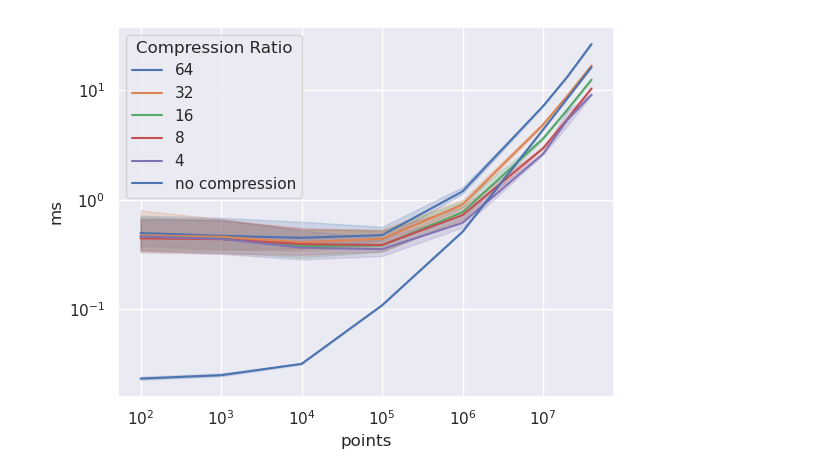
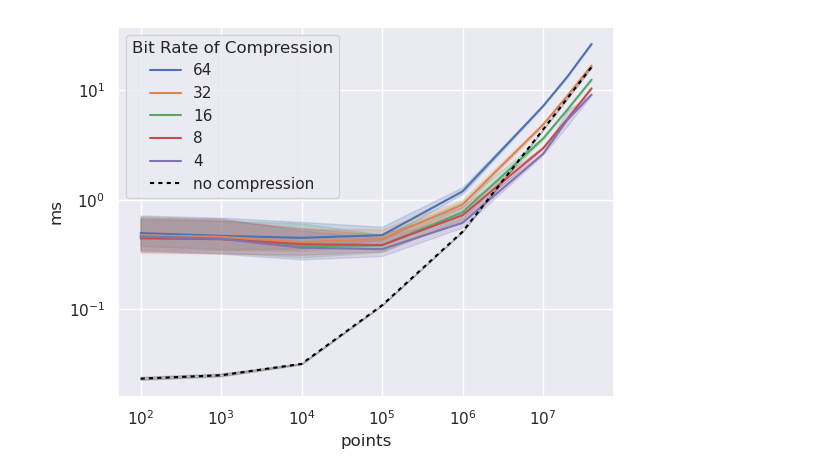
Before and after one commit to juntyr/lorenz96-compress, a Jupyter notebook: perf/compressed_vs_direct_transfer.ipynb, the cells around one changed output. Saved outputs shown, nothing was run; the diff lists cells and outputs as text; code cells hidden in the pictures.

```diff
--- a/perf/compressed_vs_direct_transfer.ipynb
+++ b/perf/compressed_vs_direct_transfer.ipynb
@@ -8,6 +8,9 @@ import matplotlib.pyplot as plt
 sns.set_theme(style="darkgrid")
 # %%
 frame = pd.DataFrame(columns=["points","rate","typ","ms"])
+
+frame_compress = pd.DataFrame(columns=["points","rate","typ","ms"])
+
 
 for file in os.listdir("performance"):
     if not file.startswith("performance"):
@@ -18,15 +21,39 @@ for file in os.listdir("performance"):
         for line in f.readlines():
             if line.startswith("compress"):
                 comp_time = float(line.split(" ")[2])
+                frame_compress = pd.concat(
+                    [frame_compress
+                    ,pd.DataFrame(data=[
+                        {'points':int(point),
+                         'rate':rate,
+                         'typ':'compression',
+                         'ms':float(line.split(" ")[2])}])],
+                    ignore_index=True)
                 continue
             if line.startswith("transfer_compress"):
                 comp_time += float(line.split(" ")[2])
+                frame_compress = pd.concat(
+                    [frame_compress
+                    ,pd.DataFrame(data=[
+                        {'points':int(point),
+                         'rate':rate,
+                         'typ':'compressed transfer',
+                         'ms':float(line.split(" ")[2])}])],
+                    ignore_index=True)
                 continue
             if line.startswith("decompress"):
+                frame = pd.concat([frame,pd.DataFrame(data=[{'points':int(point),'rate':rate,'typ':'without decompression','ms':comp_time}])],ignore_index=True)
                 comp_time += float(line.split(" ")[2])
+                frame_compress = pd.concat(
+                    [frame_compress
+                    ,pd.DataFrame(data=[
+                        {'points':int(point),
+                         'rate':rate,
+                         'typ':'decompression',
+                         'ms':float(line.split(" ")[2])}])],
+                    ignore_index=True)
                 typ = 'compressed'
             if line.startswith("transfer_uncompress"):
                 typ = 'no compression'
                 comp_time = float(line.split(" ")[2])
             frame = pd.concat([frame,pd.DataFrame(data=[{'points':int(point),'rate':rate,'typ':typ,'ms':comp_time}])],ignore_index=True)
-frame
@@ -47,11 +60,14 @@ frame
 # %%
+frame_copy = frame
+frame = frame.loc[frame["typ"] != 'without decompression']
+
 uncomp = frame.loc[frame["typ"] == 'no compression']
 cmp = frame.loc[frame["typ"] != 'no compression']
 sns.lineplot(x="points", y="ms", hue='rate', data = cmp, hue_order=['64','32','16','8','4'])
-g = sns.lineplot(x="points", y="ms", hue='typ', data=uncomp, )
+g = sns.lineplot(x="points", y="ms", hue='typ', data=uncomp, palette=['black'],dashes=(2,2))
 leg = g.axes.get_legend()
-leg.set_title("Compression Ratio")
+leg.set_title("Bit Rate of Compression")
 plt.xscale('log')
 plt.yscale('log')
 # %% [output]
-[figure, old version]
+[figure, new version]
```
Also changed, not shown: parts of 3 cells of this notebook.
